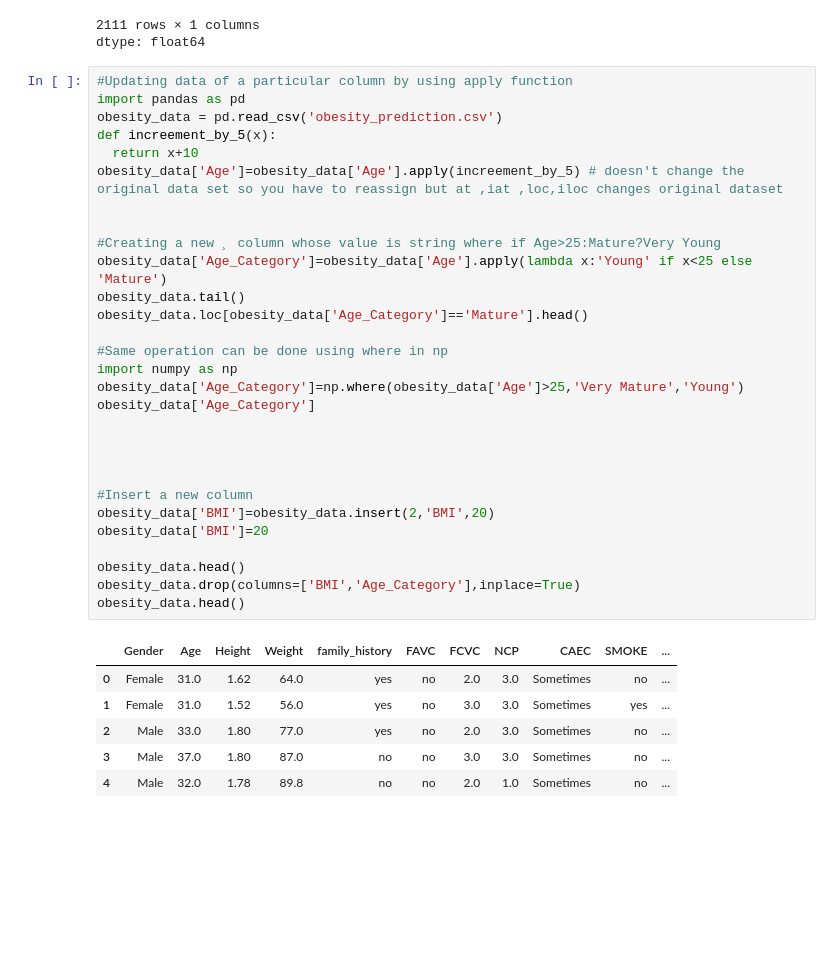
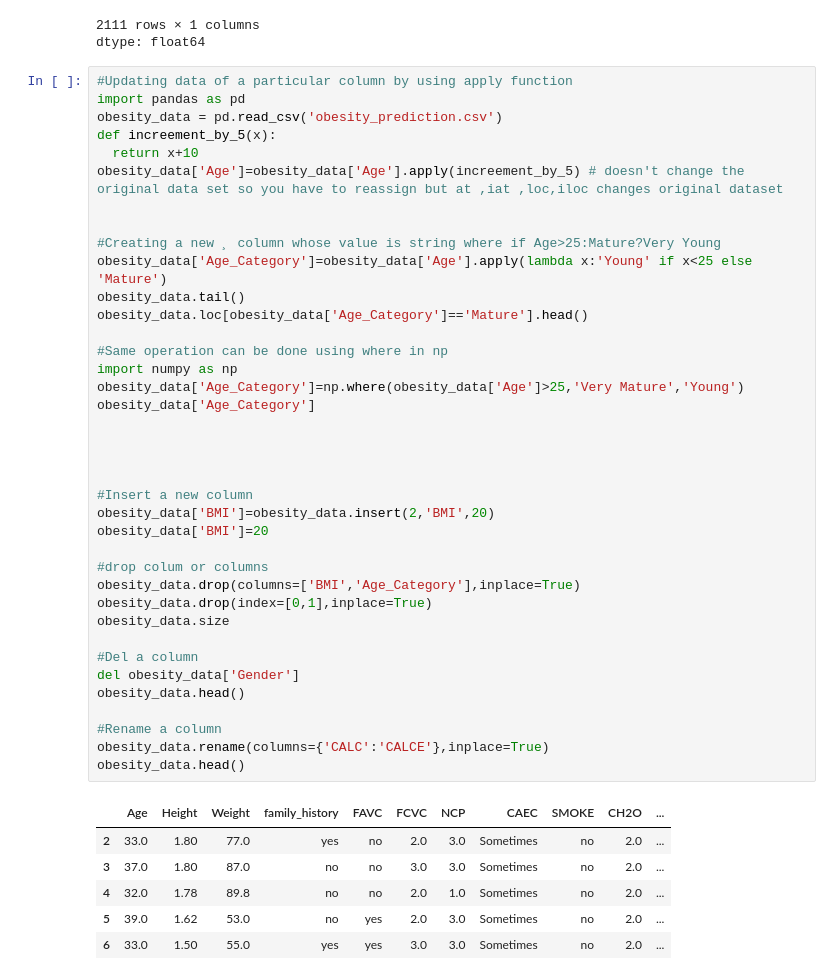
Before and after one commit to saswatisamal/PythonWithGenAI, a Jupyter notebook: pandas.ipynb, the cells around one changed output. Cells and saved outputs as stored; diff of their text form; blank space fills up the shorter version.

```diff
--- a/pandas.ipynb
+++ b/pandas.ipynb
@@ -200,36 +200,45 @@ dtype: float64
 # %%
 #Updating data of a particular column by using apply function
 import pandas as pd
 obesity_data = pd.read_csv('obesity_prediction.csv')
 def increement_by_5(x):
   return x+10
 obesity_data['Age']=obesity_data['Age'].apply(increement_by_5) # doesn't change the original data set so you have to reassign but at ,iat ,loc,iloc changes original dataset
 
 
 #Creating a new ¸ column whose value is string where if Age>25:Mature?Very Young
 obesity_data['Age_Category']=obesity_data['Age'].apply(lambda x:'Young' if x<25 else 'Mature')
 obesity_data.tail()
 obesity_data.loc[obesity_data['Age_Category']=='Mature'].head()
 
 #Same operation can be done using where in np
 import numpy as np
 obesity_data['Age_Category']=np.where(obesity_data['Age']>25,'Very Mature','Young')
 obesity_data['Age_Category']
 
 
 
 
 #Insert a new column
 obesity_data['BMI']=obesity_data.insert(2,'BMI',20)
 obesity_data['BMI']=20
 
+#drop colum or columns
+obesity_data.drop(columns=['BMI','Age_Category'],inplace=True)
+obesity_data.drop(index=[0,1],inplace=True)
+obesity_data.size
+
+#Del a column
+del obesity_data['Gender']
 obesity_data.head()
-obesity_data.drop(columns=['BMI','Age_Category'],inplace=True)
+
+#Rename a column
+obesity_data.rename(columns={'CALC':'CALCE'},inplace=True)
 obesity_data.head()
 # %% [output]
-|  | Gender | Age | Height | Weight | family_history | FAVC | FCVC | NCP | CAEC | SMOKE | ... |
-| 0 | Female | 31.0 | 1.62 | 64.0 | yes | no | 2.0 | 3.0 | Sometimes | no | ... |
-| 1 | Female | 31.0 | 1.52 | 56.0 | yes | no | 3.0 | 3.0 | Sometimes | yes | ... |
-| 2 | Male | 33.0 | 1.80 | 77.0 | yes | no | 2.0 | 3.0 | Sometimes | no | ... |
-| 3 | Male | 37.0 | 1.80 | 87.0 | no | no | 3.0 | 3.0 | Sometimes | no | ... |
-| 4 | Male | 32.0 | 1.78 | 89.8 | no | no | 2.0 | 1.0 | Sometimes | no | ... |
+|  | Age | Height | Weight | family_history | FAVC | FCVC | NCP | CAEC | SMOKE | CH2O | ... |
+| 2 | 33.0 | 1.80 | 77.0 | yes | no | 2.0 | 3.0 | Sometimes | no | 2.0 | ... |
+| 3 | 37.0 | 1.80 | 87.0 | no | no | 3.0 | 3.0 | Sometimes | no | 2.0 | ... |
+| 4 | 32.0 | 1.78 | 89.8 | no | no | 2.0 | 1.0 | Sometimes | no | 2.0 | ... |
+| 5 | 39.0 | 1.62 | 53.0 | no | yes | 2.0 | 3.0 | Sometimes | no | 2.0 | ... |
+| 6 | 33.0 | 1.50 | 55.0 | yes | yes | 3.0 | 3.0 | Sometimes | no | 2.0 | ... |
```
